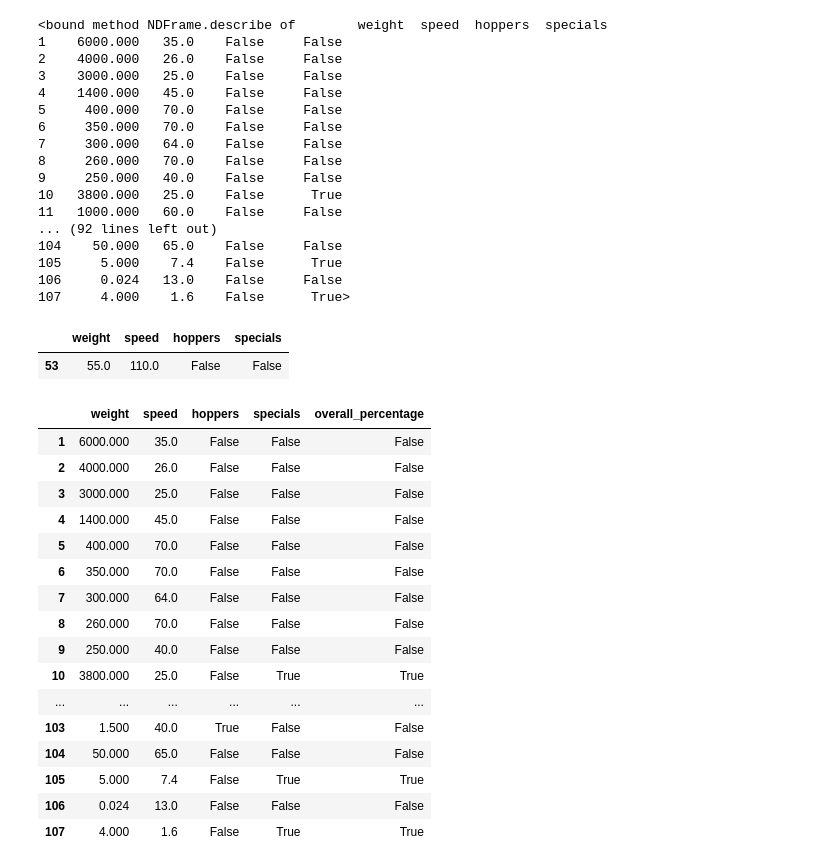
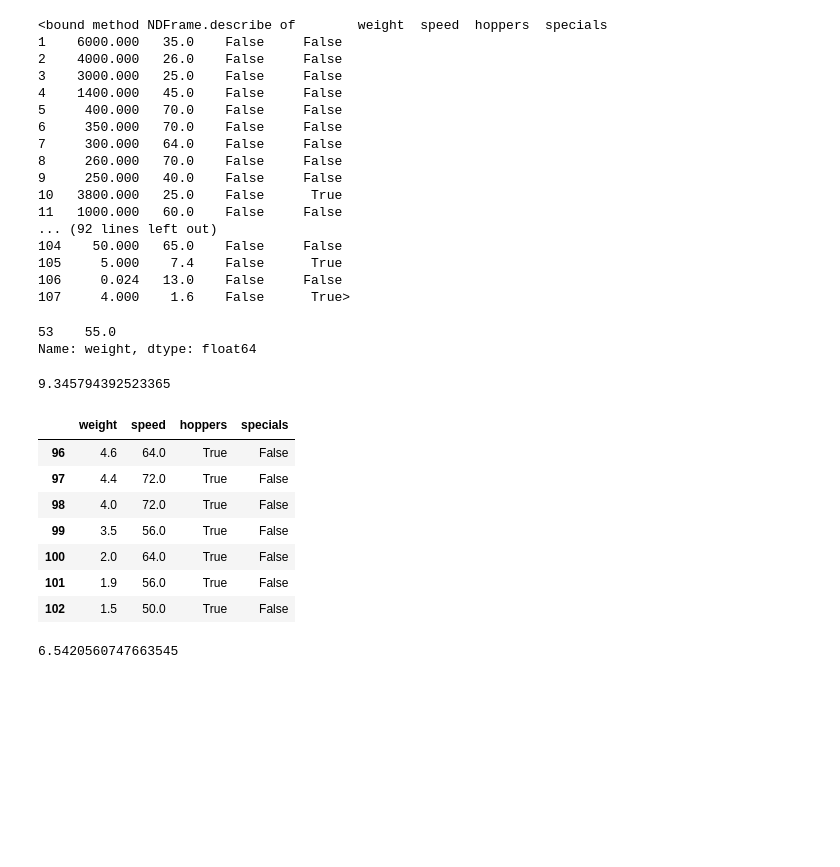
Before and after one commit to jacobpanyathong1/data-science-libraries, a Jupyter notebook: dataframes_exercises.ipynb, the cells around one changed output. Saved outputs shown, nothing was run; the diff lists cells and outputs as text; code cells hidden in the pictures; blank space fills up the shorter version.

```diff
--- a/dataframes_exercises.ipynb
+++ b/dataframes_exercises.ipynb
@@ -349,27 +293,27 @@ mammals.describe
 106     0.024   13.0    False     False
 107     4.000    1.6    False      True>
 # %%
-mammals.nlargest(1, 'speed', keep='all') #weight is 55.0
+new_mammals_df= mammals.nlargest(1, 'speed', keep='all') # weight is 55.0
+new_mammals_df['weight']
 # %% [output]
-|  | weight | speed | hoppers | specials |
-| 53 | 55.0 | 110.0 | False | False |
+53    55.0
+Name: weight, dtype: float64
 # %%
-mammals.assign(overall_percentage=mammals.specials)
+mammals['specials'].mean()*100
 # %% [output]
-|  | weight | speed | hoppers | specials | overall_percentage |
-| 1 | 6000.000 | 35.0 | False | False | False |
-| 2 | 4000.000 | 26.0 | False | False | False |
-| 3 | 3000.000 | 25.0 | False | False | False |
-| 4 | 1400.000 | 45.0 | False | False | False |
-| 5 | 400.000 | 70.0 | False | False | False |
-| 6 | 350.000 | 70.0 | False | False | False |
-| 7 | 300.000 | 64.0 | False | False | False |
-| 8 | 260.000 | 70.0 | False | False | False |
-| 9 | 250.000 | 40.0 | False | False | False |
-| 10 | 3800.000 | 25.0 | False | True | True |
-| ... | ... | ... | ... | ... | ... |
-| 103 | 1.500 | 40.0 | True | False | False |
-| 104 | 50.000 | 65.0 | False | False | False |
-| 105 | 5.000 | 7.4 | False | True | True |
-| 106 | 0.024 | 13.0 | False | False | False |
-| 107 | 4.000 | 1.6 | False | True | True |
+9.345794392523365
+# %%
+mammals[(mammals['speed'] > mammals['speed'].median()) & (mammals['hoppers'])]
+# %% [output]
+|  | weight | speed | hoppers | specials |
+| 96 | 4.6 | 64.0 | True | False |
+| 97 | 4.4 | 72.0 | True | False |
+| 98 | 4.0 | 72.0 | True | False |
+| 99 | 3.5 | 56.0 | True | False |
+| 100 | 2.0 | 64.0 | True | False |
+| 101 | 1.9 | 56.0 | True | False |
+| 102 | 1.5 | 50.0 | True | False |
+# %%
+len(mammals[(mammals['speed'] > mammals['speed'].median()) & (mammals['hoppers'])])/len(mammals)*100
+# %% [output]
+6.5420560747663545
```
Also changed, not shown: parts of 13 cells of this notebook.
